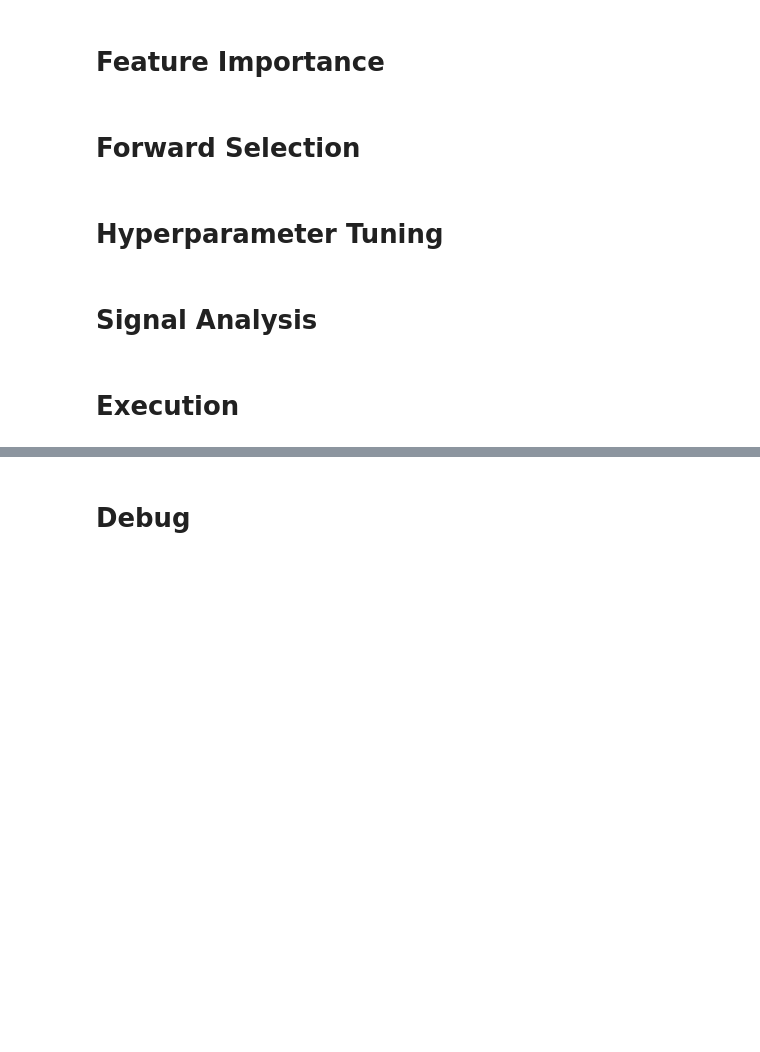
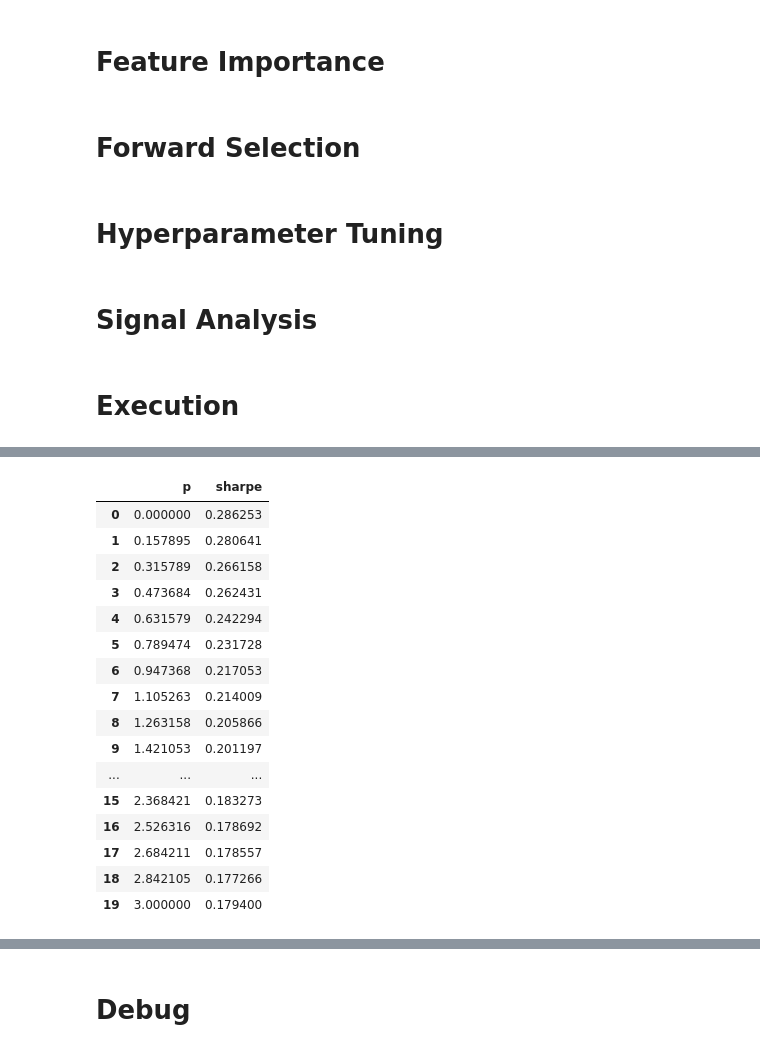
Before and after one commit to calebyung/JPX-Tokyo-Stock-Exchange-Prediction, a Jupyter notebook: jpx-model-lgbm-reg.ipynb, the cells around one changed output, grey strips where cells are left out. Drawn from its saved outputs; the diff is of its cells as text; code cells hidden in the pictures; blank space fills up the shorter version.

```diff
--- a/jpx-model-lgbm-reg.ipynb
+++ b/jpx-model-lgbm-reg.ipynb
@@ -863,2 +844,78 @@ df_pred_val.to_feather('df_pred_val')
+# %%
+# signal demean
+ret = pd.concat([pd.read_csv(f'{JPX_PATH}/train_files/stock_prices.csv'),
+                 pd.read_csv(f'{JPX_PATH}/supplemental_files/stock_prices.csv')]) \
+    .sort_values(['Date','SecuritiesCode']) \
+    .assign(ret = lambda x: x.groupby('SecuritiesCode').Close.pct_change()) \
+    .loc[:, ['Date','SecuritiesCode','ret']] \
+    .dropna() \
+    .reset_index(drop=True)
+
+def get_stock_clust(ret, date, n_day, stock_list):
+    # raw correlation table
+    corr = ret.loc[lambda x: pd.to_datetime(x.Date)<=date].pivot(index='Date', columns='SecuritiesCode', values='ret').tail(n_day).corr()
+    corr = corr.reindex(index=stock_list, columns=stock_list)
+    cols = [c for c in corr if corr[c].notnull().sum()==0]
+    corr = corr.drop(cols, axis=0).drop(cols, axis=1)
+    stocks = corr.columns.tolist()
+
+    # clustering
+    pdist = spc.distance.pdist(corr.values)
+    linkage = spc.linkage(pdist, method='complete')
+    idx = spc.fcluster(linkage, 0.5 * pdist.max(), 'distance')
+    stock_corr_clust = pd.DataFrame({'SecuritiesCode':stocks, 'clust':idx}).assign(Date=date).sort_values('clust').reset_index(drop=True)
+#     clust_map = stock_corr_clust.assign(val=1).pivot('stocks','clust','val').fillna(0).astype(int)
+    return stock_corr_clust
+
+if CLUSTER_DEMEAN:
+    df_clust = []
+    for date in df_pred_val.Date.unique():
+        stock_list = df_pred_val.loc[lambda x: x.Date==date].SecuritiesCode.tolist()
+        df_clust.append(get_stock_clust(ret, date, CLUST_N_DAY, stock_list))
+    df_clust = pd.concat(df_clust)
+    df_pred_val = df_pred_val.merge(df_clust, how='inner', on=['Date','SecuritiesCode'])
+    clust_mean = df_pred_val.groupby(['Date','clust']).pred_model.mean().reset_index().rename(columns={'pred_model':'pred_model_mean'})
+    df_pred_val = df_pred_val.merge(clust_mean, how='inner', on=['Date','clust'])
+    df_pred_val.pred_model = df_pred_val.pred_model - df_pred_val.pred_model_mean
+
+# volatility penalty
+if VOL_PENALTY:
+    std = ret.pivot(index='Date', columns='SecuritiesCode', values='ret') \
+        .rolling(VOL_N_DAY).std() \
+        .stack().reset_index() \
+        .dropna() \
+        .rename(columns={0:'std'}) \
+        .assign(Date = lambda x: pd.to_datetime(x.Date))
+    df_pred_val = df_pred_val.merge(std, how='inner', on=['Date','SecuritiesCode'])
+
+    p_result = []
+    for p in np.linspace(0,3,20):
+        df_pred_val['pred_model_new'] = df_pred_val.pred_model / df_pred_val['std'].pow(p)
+        df_pred_val['Rank'] = df_pred_val.groupby('Date').pred_model_new.rank(method='first', ascending=False).astype(int) - 1
+        p_result.append((p, calc_spread_return_sharpe(df_pred_val)))
+    p_result = pd.DataFrame(p_result, columns=['p','sharpe'])
+    display(p_result)
+    # identify best power and apply
+    best_p = p_result.sort_values('sharpe', ascending=False).p.iloc[0]
+    df_pred_val.pred_model = df_pred_val.pred_model / df_pred_val['std'].pow(best_p)
+    df_pred_val['Rank'] = df_pred_val.groupby('Date').pred_model.rank(method='first', ascending=False).astype(int) - 1
+# %% [output]
+|  | p | sharpe |
+| 0 | 0.000000 | 0.286253 |
+| 1 | 0.157895 | 0.280641 |
+| 2 | 0.315789 | 0.266158 |
+| 3 | 0.473684 | 0.262431 |
+| 4 | 0.631579 | 0.242294 |
+| 5 | 0.789474 | 0.231728 |
+| 6 | 0.947368 | 0.217053 |
+| 7 | 1.105263 | 0.214009 |
+| 8 | 1.263158 | 0.205866 |
+| 9 | 1.421053 | 0.201197 |
+| ... | ... | ... |
+| 15 | 2.368421 | 0.183273 |
+| 16 | 2.526316 | 0.178692 |
+| 17 | 2.684211 | 0.178557 |
+| 18 | 2.842105 | 0.177266 |
+| 19 | 3.000000 | 0.179400 |
 # %%
 '''
```
Also changed, not shown: parts of 18 cells of this notebook.
